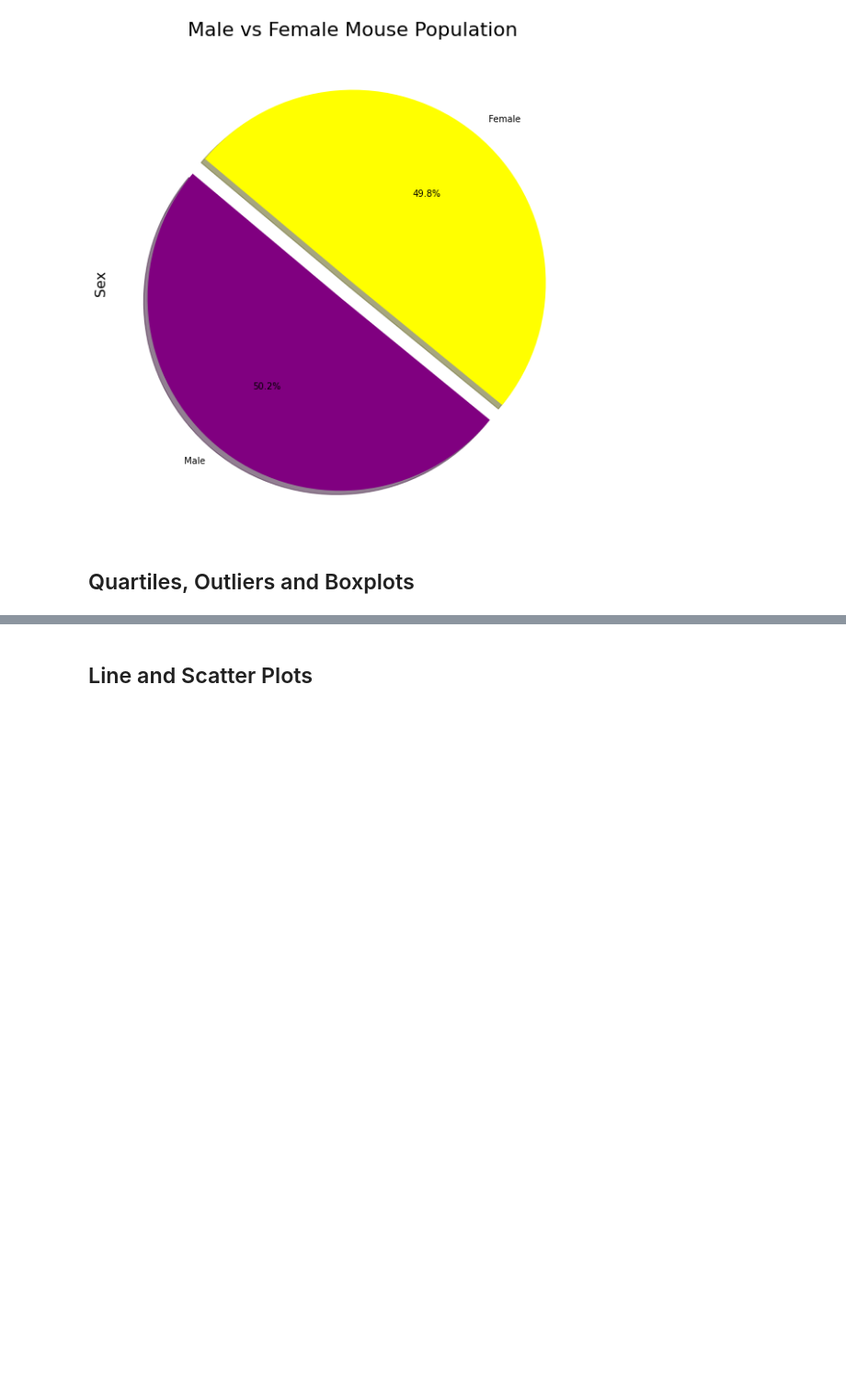
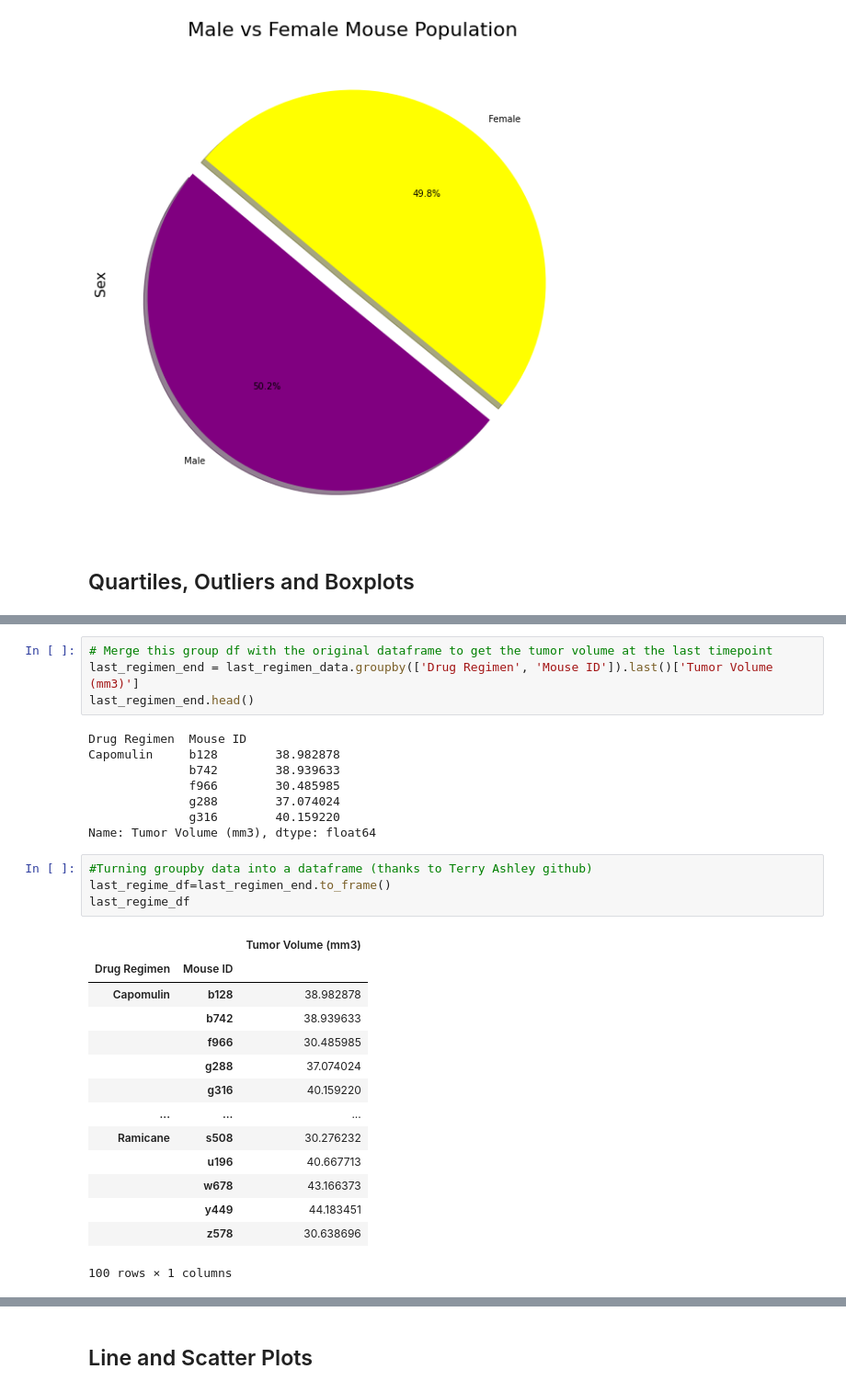
Before and after one commit to jpraasch/Matplotlib, a Jupyter notebook: Pymaceuticals/pymaceuticals_starter.ipynb, the cells around one changed output, grey strips where cells are left out. Shown: that part at 92% size. Cells and saved outputs as stored; diff of their text form; blank space fills up the shorter version.

```diff
--- a/Pymaceuticals/pymaceuticals_starter.ipynb
+++ b/Pymaceuticals/pymaceuticals_starter.ipynb
@@ -241,0 +263,31 @@ plt.show()
+# %%
+# Merge this group df with the original dataframe to get the tumor volume at the last timepoint
+last_regimen_end = last_regimen_data.groupby(['Drug Regimen', 'Mouse ID']).last()['Tumor Volume (mm3)']
+last_regimen_end.head()
+# %% [output]
+Drug Regimen  Mouse ID
+Capomulin     b128        38.982878
+              b742        38.939633
+              f966        30.485985
+              g288        37.074024
+              g316        40.159220
+Name: Tumor Volume (mm3), dtype: float64
+# %%
+#Turning groupby data into a dataframe (thanks to Terry Ashley github)
+last_regime_df=last_regimen_end.to_frame()
+last_regime_df
+# %% [output]
+|  |  | Tumor Volume (mm3) |
+| Drug Regimen | Mouse ID |  |
+| Capomulin | b128 | 38.982878 |
+|  | b742 | 38.939633 |
+|  | f966 | 30.485985 |
+|  | g288 | 37.074024 |
+|  | g316 | 40.159220 |
+| ... | ... | ... |
+| Ramicane | s508 | 30.276232 |
+|  | u196 | 40.667713 |
+|  | w678 | 43.166373 |
+|  | y449 | 44.183451 |
+|  | z578 | 30.638696 |
+100 rows × 1 columns
```
Also changed, not shown: parts of 4 cells of this notebook.
